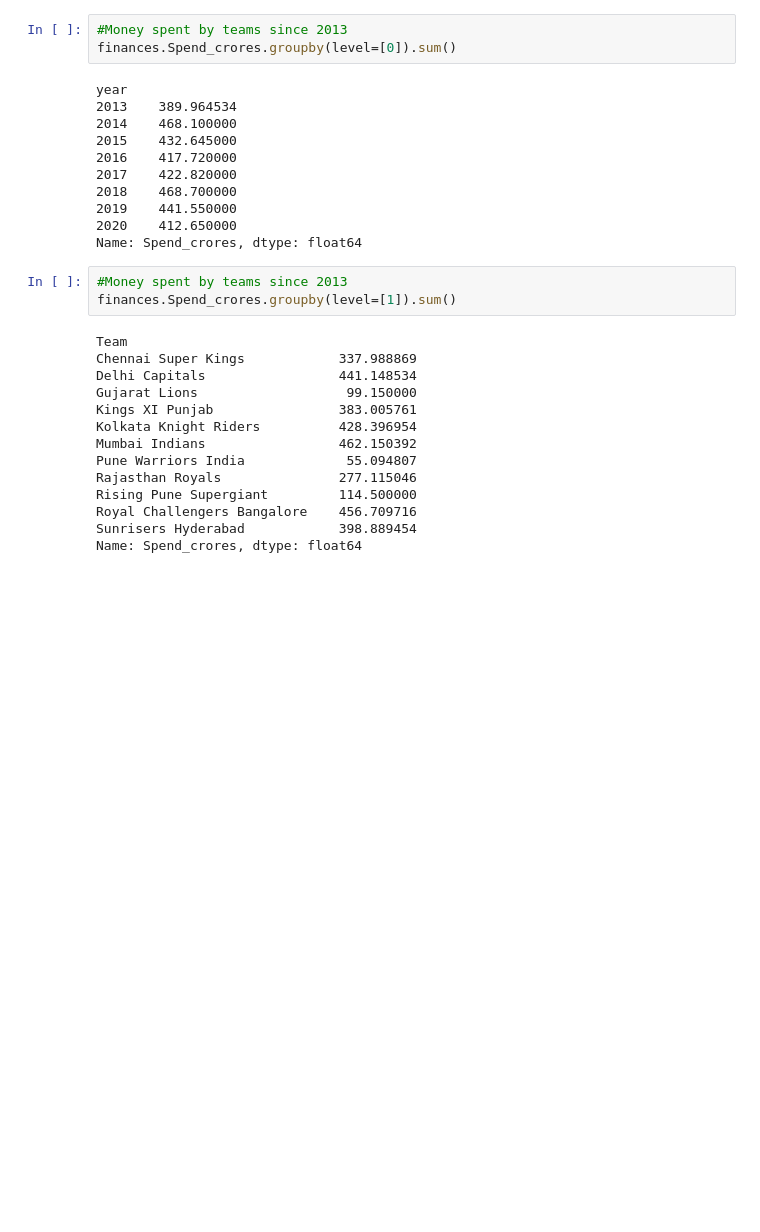
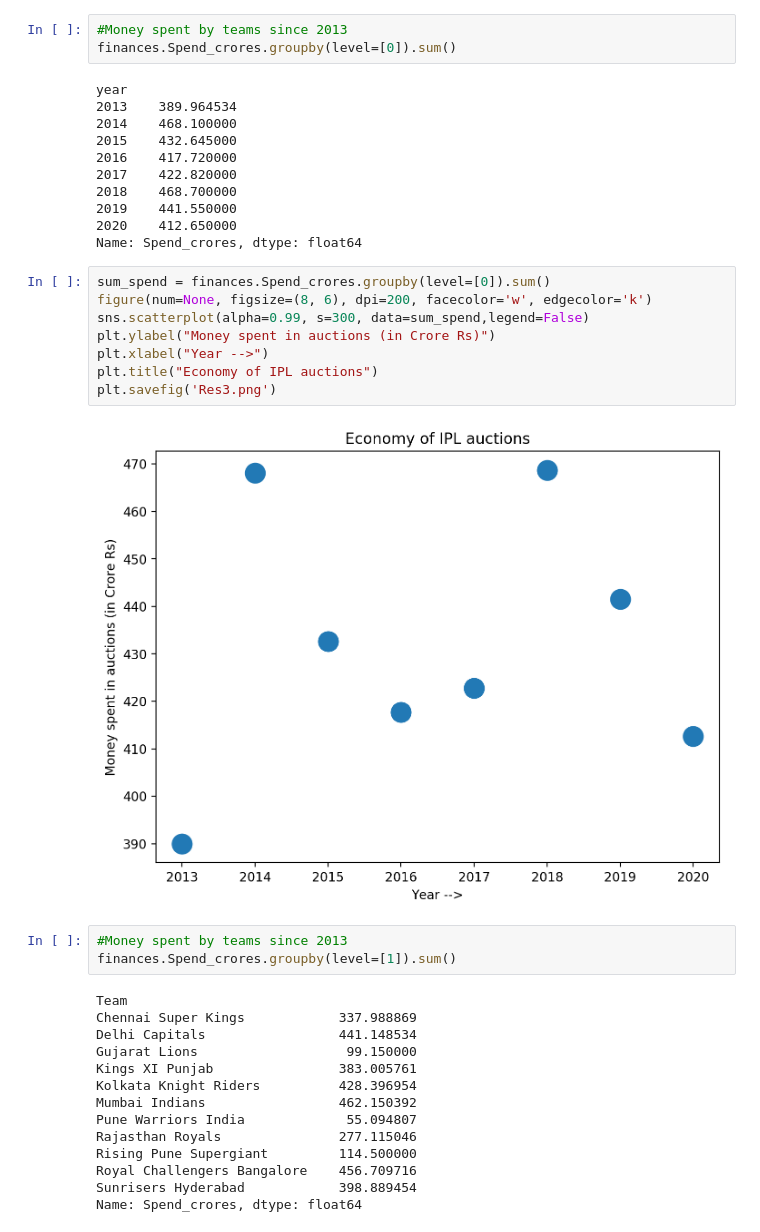
Before and after one commit to ABMalhotra/IPL-Bidding, a Jupyter notebook: IPL-Analysis.ipynb, the cells around one changed output. Drawn from its saved outputs; the diff is of its cells as text; blank space fills up the shorter version.

Commit message:
data v1.1

```diff
--- a/IPL-Analysis.ipynb
+++ b/IPL-Analysis.ipynb
@@ -43,6 +48,16 @@ year
 2019    441.550000
 2020    412.650000
 Name: Spend_crores, dtype: float64
+# %%
+sum_spend = finances.Spend_crores.groupby(level=[0]).sum()
+figure(num=None, figsize=(8, 6), dpi=200, facecolor='w', edgecolor='k')
+sns.scatterplot(alpha=0.99, s=300, data=sum_spend,legend=False)
+plt.ylabel("Money spent in auctions (in Crore Rs)")
+plt.xlabel("Year -->")
+plt.title("Economy of IPL auctions")
+plt.savefig('Res3.png')
+# %% [output]
+[figure, added]
 # %%
 #Money spent by teams since 2013
 finances.Spend_crores.groupby(level=[1]).sum()
```
Also changed, not shown: parts of 7 cells of this notebook, 9 other files.
